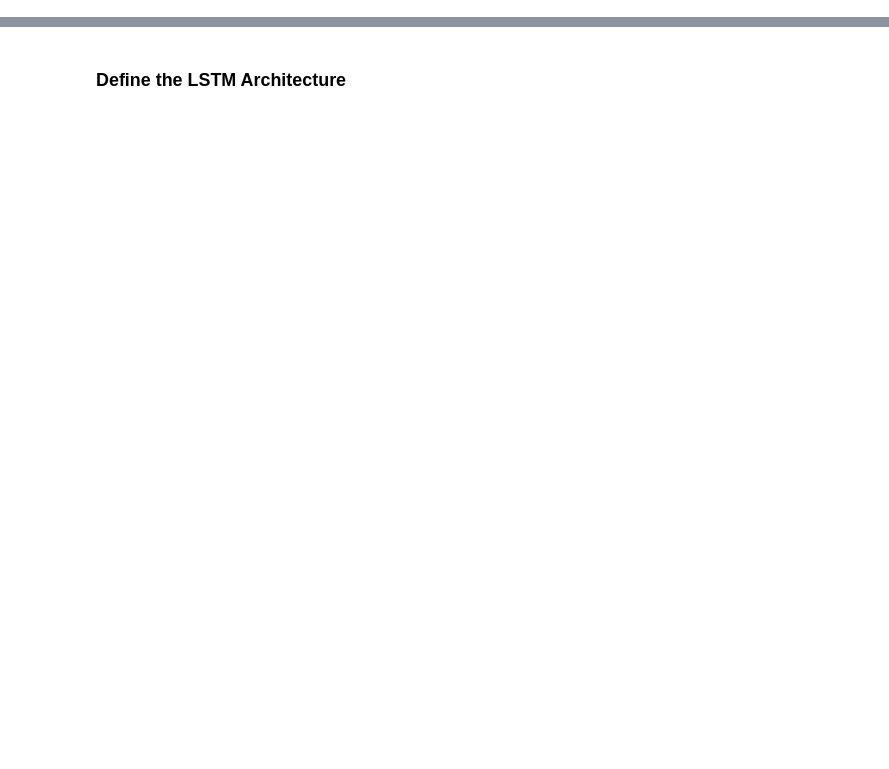
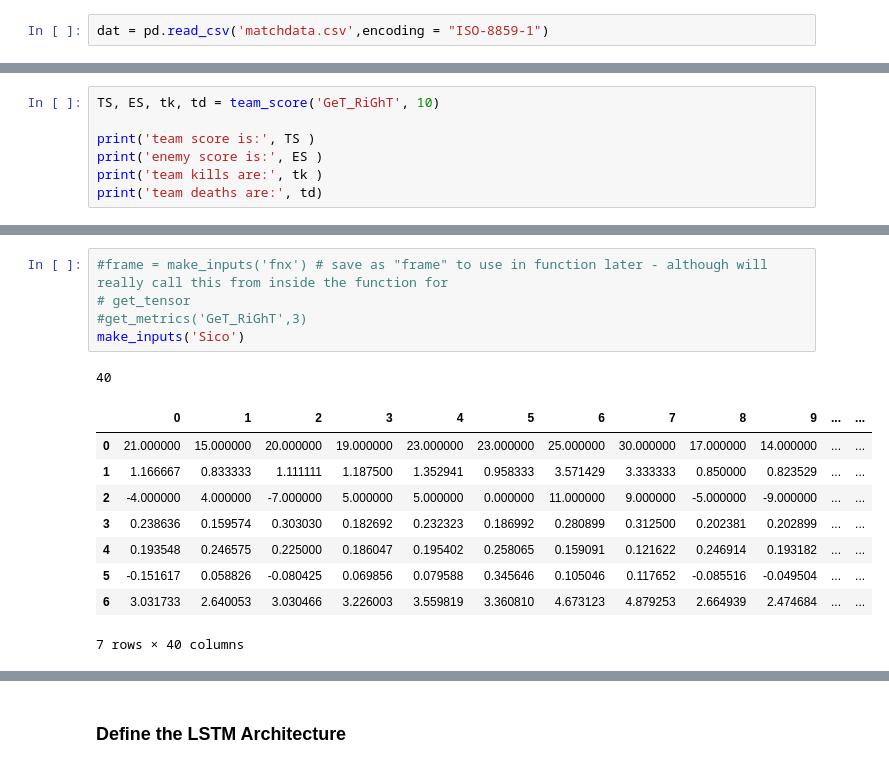
Before and after one commit to maxpolaczuk/player_performance, a Jupyter notebook: Application/organiser.ipynb, the cells around one changed output, grey strips where cells are left out. Cells and saved outputs as stored; diff of their text form; blank space fills up the shorter version.

```diff
--- a/Application/organiser.ipynb
+++ b/Application/organiser.ipynb
@@ -142,0 +20,2 @@ print(Y1)
+# %%
+dat = pd.read_csv('matchdata.csv',encoding = "ISO-8859-1")
@@ -142,0 +103,7 @@ print(Y1)
+# %%
+TS, ES, tk, td = team_score('GeT_RiGhT', 10)
+
+print('team score is:', TS )
+print('enemy score is:', ES )
+print('team kills are:', tk )
+print('team deaths are:', td)
@@ -142,0 +207,16 @@ print(Y1)
+# %%
+#frame = make_inputs('fnx') # save as "frame" to use in function later - although will really call this from inside the function for
+# get_tensor
+#get_metrics('GeT_RiGhT',3)
+make_inputs('Sico')
+# %% [output]
+40
+|  | 0 | 1 | 2 | 3 | 4 | 5 | 6 | 7 | 8 | 9 | ... | ... |
+| 0 | 21.000000 | 15.000000 | 20.000000 | 19.000000 | 23.000000 | 23.000000 | 25.000000 | 30.000000 | 17.000000 | 14.000000 | ... | ... |
+| 1 | 1.166667 | 0.833333 | 1.111111 | 1.187500 | 1.352941 | 0.958333 | 3.571429 | 3.333333 | 0.850000 | 0.823529 | ... | ... |
+| 2 | -4.000000 | 4.000000 | -7.000000 | 5.000000 | 5.000000 | 0.000000 | 11.000000 | 9.000000 | -5.000000 | -9.000000 | ... | ... |
+| 3 | 0.238636 | 0.159574 | 0.303030 | 0.182692 | 0.232323 | 0.186992 | 0.280899 | 0.312500 | 0.202381 | 0.202899 | ... | ... |
+| 4 | 0.193548 | 0.246575 | 0.225000 | 0.186047 | 0.195402 | 0.258065 | 0.159091 | 0.121622 | 0.246914 | 0.193182 | ... | ... |
+| 5 | -0.151617 | 0.058826 | -0.080425 | 0.069856 | 0.079588 | 0.345646 | 0.105046 | 0.117652 | -0.085516 | -0.049504 | ... | ... |
+| 6 | 3.031733 | 2.640053 | 3.030466 | 3.226003 | 3.559819 | 3.360810 | 4.673123 | 4.879253 | 2.664939 | 2.474684 | ... | ... |
+7 rows × 40 columns
```
Also changed, not shown: parts of 58 cells of this notebook.
